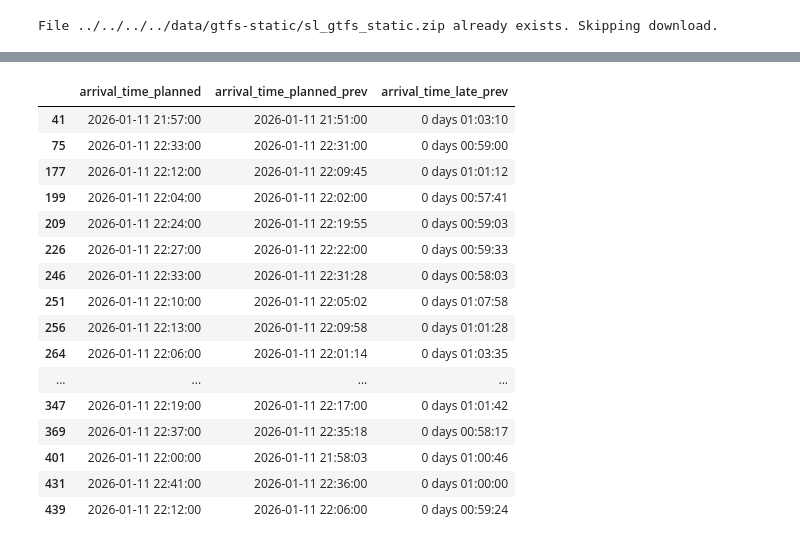
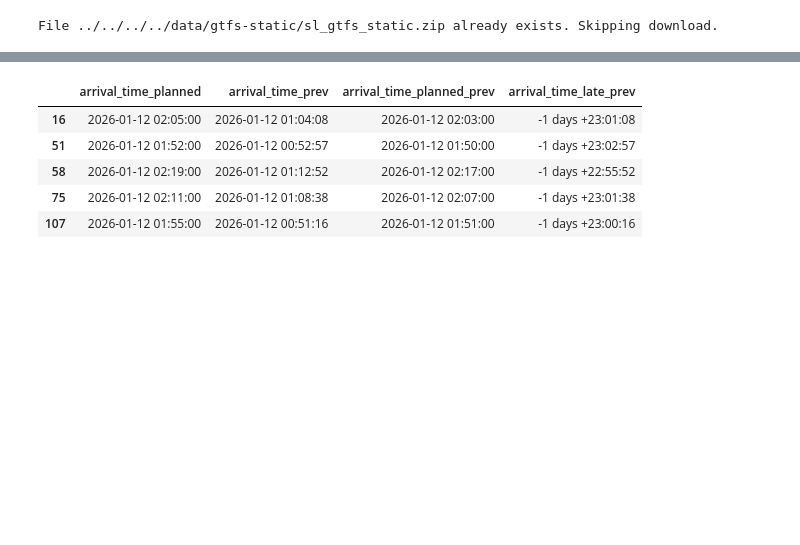
Before and after one commit to lukasfri/kth-id2223-project, a Jupyter notebook: backend/packages/training/src/training/visual_data.ipynb, the cells around one changed output, grey strips where cells are left out. Cells and saved outputs as stored; diff of their text form; code cells hidden in the pictures; blank space fills up the shorter version.

```diff
--- a/backend/packages/training/src/training/visual_data.ipynb
+++ b/backend/packages/training/src/training/visual_data.ipynb
@@ -602,9 +590,8 @@ def load_gtfs_frame_from_files(
     return trips
 
 trips = load_gtfs_frame_from_files(ten_minute_files, gtfs_static_data)
-trips = trips[trips["route_short_name"].isin(["1", "2", "3", "4"])]
-
-print(gtfs_static_data.stop_times.dtypes)
+# trips = trips[trips["route_short_name"].isin(["1", "2", "3", "4"])]
+trips = trips[trips["route_short_name"].isin(["94"])]
 
 trips = explode_to_stops_with_join_static(gtfs_static_data, trips)
 trips = lag_times(trips)
@@ -715,24 +670,13 @@ vehicles_with_trips
 # %%
-vehicles_with_trips[["arrival_time_planned", "arrival_time_planned_prev", "arrival_time_late_prev"]
+vehicles_with_trips[["arrival_time_planned", "arrival_time_prev", "arrival_time_planned_prev", "arrival_time_late_prev"]
 ]
 # %% [output]
-|  | arrival_time_planned | arrival_time_planned_prev | arrival_time_late_prev |
-| 41 | 2026-01-11 21:57:00 | 2026-01-11 21:51:00 | 0 days 01:03:10 |
-| 75 | 2026-01-11 22:33:00 | 2026-01-11 22:31:00 | 0 days 00:59:00 |
-| 177 | 2026-01-11 22:12:00 | 2026-01-11 22:09:45 | 0 days 01:01:12 |
-| 199 | 2026-01-11 22:04:00 | 2026-01-11 22:02:00 | 0 days 00:57:41 |
-| 209 | 2026-01-11 22:24:00 | 2026-01-11 22:19:55 | 0 days 00:59:03 |
-| 226 | 2026-01-11 22:27:00 | 2026-01-11 22:22:00 | 0 days 00:59:33 |
-| 246 | 2026-01-11 22:33:00 | 2026-01-11 22:31:28 | 0 days 00:58:03 |
-| 251 | 2026-01-11 22:10:00 | 2026-01-11 22:05:02 | 0 days 01:07:58 |
-| 256 | 2026-01-11 22:13:00 | 2026-01-11 22:09:58 | 0 days 01:01:28 |
-| 264 | 2026-01-11 22:06:00 | 2026-01-11 22:01:14 | 0 days 01:03:35 |
-| ... | ... | ... | ... |
-| 347 | 2026-01-11 22:19:00 | 2026-01-11 22:17:00 | 0 days 01:01:42 |
-| 369 | 2026-01-11 22:37:00 | 2026-01-11 22:35:18 | 0 days 00:58:17 |
-| 401 | 2026-01-11 22:00:00 | 2026-01-11 21:58:03 | 0 days 01:00:46 |
-| 431 | 2026-01-11 22:41:00 | 2026-01-11 22:36:00 | 0 days 01:00:00 |
-| 439 | 2026-01-11 22:12:00 | 2026-01-11 22:06:00 | 0 days 00:59:24 |
+|  | arrival_time_planned | arrival_time_prev | arrival_time_planned_prev | arrival_time_late_prev |
+| 16 | 2026-01-12 02:05:00 | 2026-01-12 01:04:08 | 2026-01-12 02:03:00 | -1 days +23:01:08 |
+| 51 | 2026-01-12 01:52:00 | 2026-01-12 00:52:57 | 2026-01-12 01:50:00 | -1 days +23:02:57 |
+| 58 | 2026-01-12 02:19:00 | 2026-01-12 01:12:52 | 2026-01-12 02:17:00 | -1 days +22:55:52 |
+| 75 | 2026-01-12 02:11:00 | 2026-01-12 01:08:38 | 2026-01-12 02:07:00 | -1 days +23:01:38 |
+| 107 | 2026-01-12 01:55:00 | 2026-01-12 00:51:16 | 2026-01-12 01:51:00 | -1 days +23:00:16 |
 # %%
 # x = create_X_from_df(vehicles_with_trips)
 
```
Also changed, not shown: parts of 11 cells of this notebook, 1 other file.
